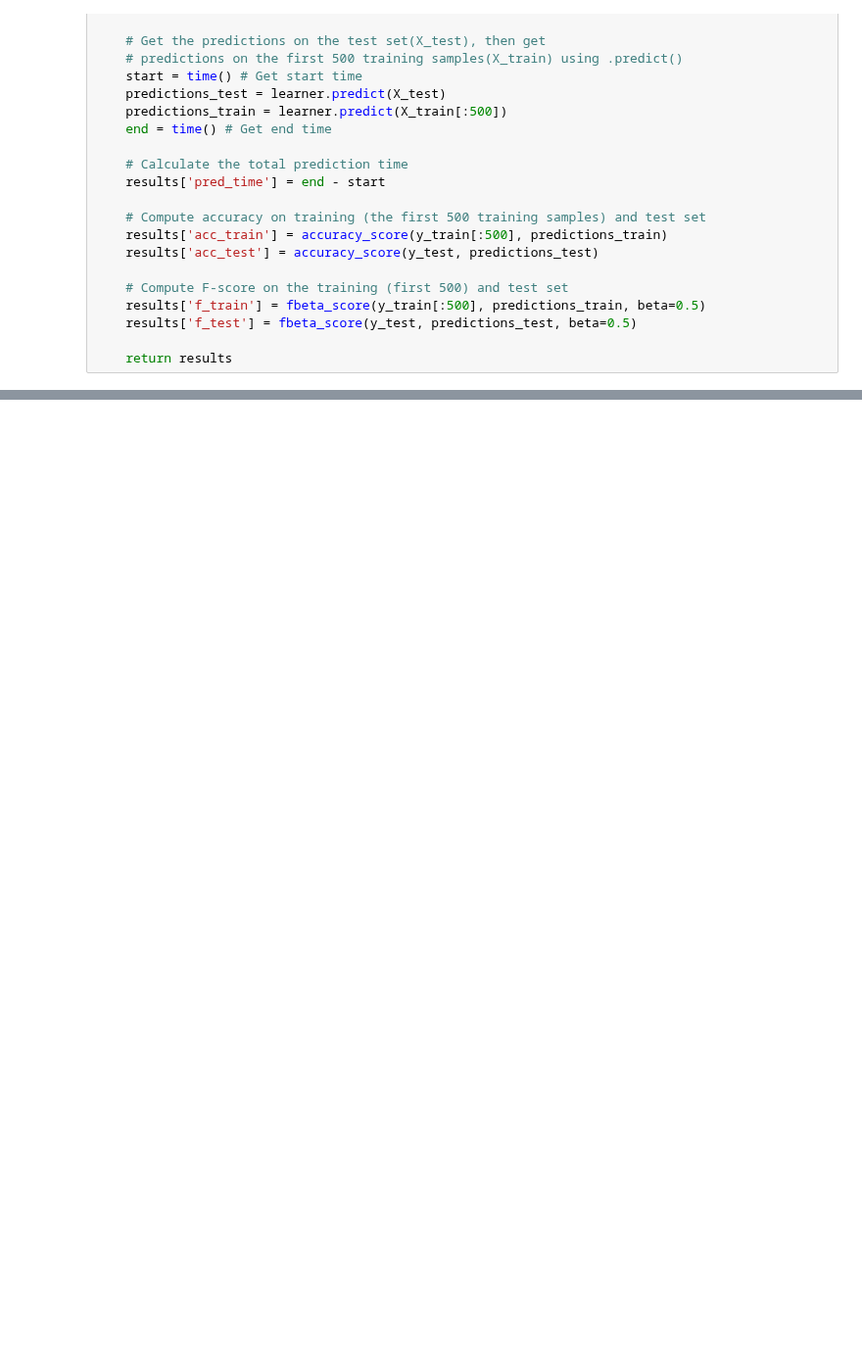
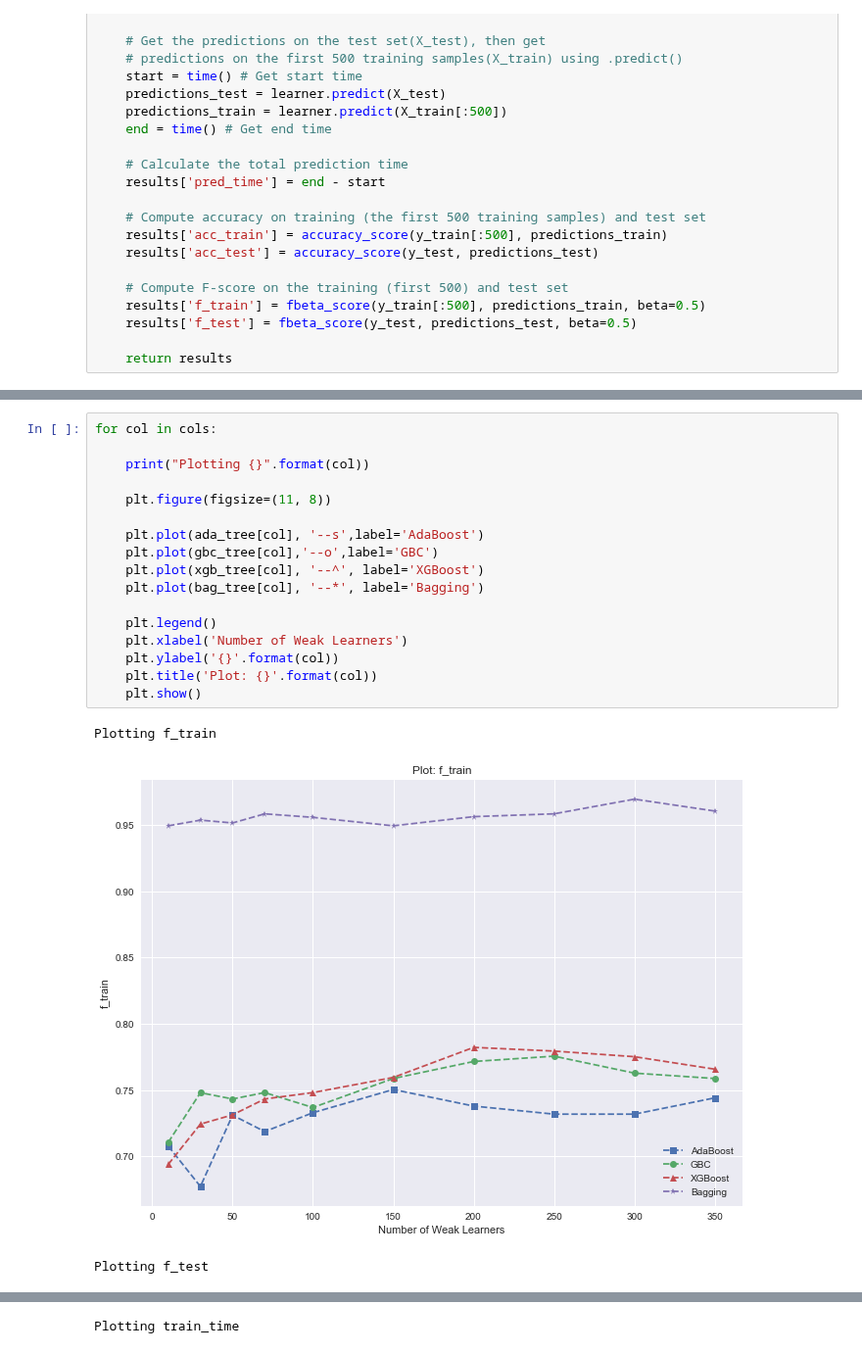
Before and after one commit to palpen/udacity_ml_engineer_projects, a Jupyter notebook: finding_donors/xfinding_donors_XGBoost.ipynb, the cells around one changed output, grey strips where cells are left out. Shown at 98% size. Cells and saved outputs as stored; diff of their text form; blank space fills up the shorter version.

```diff
--- a/finding_donors/xfinding_donors_XGBoost.ipynb
+++ b/finding_donors/xfinding_donors_XGBoost.ipynb
@@ -249,0 +306,21 @@ pp.pprint(results)
+# %%
+for col in cols:
+
+    print("Plotting {}".format(col))
+
+    plt.figure(figsize=(11, 8))
+
+    plt.plot(ada_tree[col], '--s',label='AdaBoost')
+    plt.plot(gbc_tree[col],'--o',label='GBC')
+    plt.plot(xgb_tree[col], '--^', label='XGBoost')
+    plt.plot(bag_tree[col], '--*', label='Bagging')
+
+    plt.legend()
+    plt.xlabel('Number of Weak Learners')
+    plt.ylabel('{}'.format(col))
+    plt.title('Plot: {}'.format(col))
+    plt.show()
+# %% [output]
+Plotting f_train
+[figure, added]
+Plotting f_test
@@ -249,0 +328 @@ pp.pprint(results)
+Plotting train_time
```
Also changed, not shown: parts of 22 cells of this notebook.
